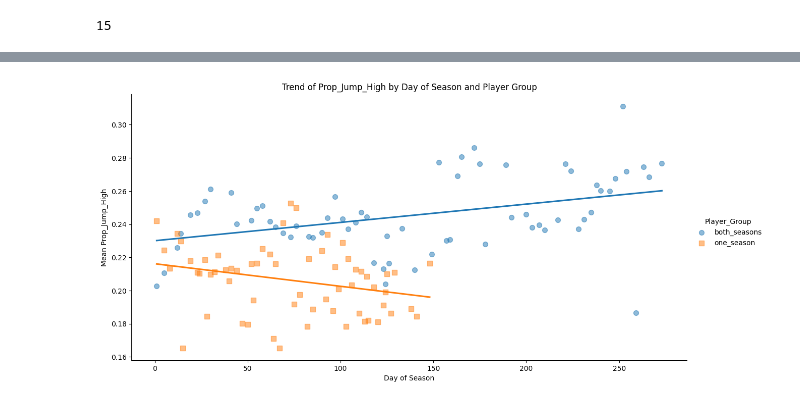
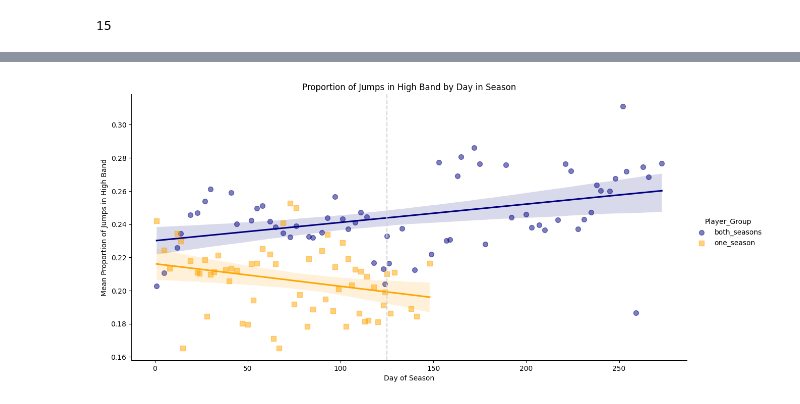
Before and after one commit to mgh2xx/FinalProject, a Jupyter notebook: assignments/graph_1.ipynb, the cells around one changed output, grey strips where cells are left out. Cells and saved outputs as stored; diff of their text form; code cells hidden in the pictures.

```diff
--- a/assignments/graph_1.ipynb
+++ b/assignments/graph_1.ipynb
@@ -20,8 +20,6 @@ data.head(2)
 |  | Date | About | Period | Player Load Per Minute | IMA Accel Low | IMA Accel High | IMA Accel Total | ... |
 | 0 | 2022-11-07 | Athlete A | Game | 9.5 | 21 | 4 | 36 | ... |
 | 1 | 2022-11-07 | Athlete C | Game | 8.4 | 20 | 3 | 32 | ... |
-# %%
-data = data[data["About"] != "Ben Vander Plas"]
 # %%
 # This code chunk retrieves the n-game (7-game) rolling average of proportion of high-band accelerations and jumps
 
@@ -107,7 +107,7 @@ def adjust_day(row):
 # Adding the first season length to the second seasons
 rolling_df['Adjusted_Day'] = rolling_df.apply(adjust_day, axis=1)
 
-# Grouping by day of the season and whether or not the player was in both seasons, then taking the mean of the prop
+# Grouping by day of the season and whether or not the player was in both seasons, then taking the mean of the prop_jump_high
 daily_means = rolling_df.groupby(['Adjusted_Day', 'Player_Group'])['Prop_Jump_High'].mean().reset_index()
 
 from scipy import stats
@@ -115,7 +115,7 @@ from scipy import stats
 # Making a dataframe to hold the required linear regression values
 linreg_df = pd.DataFrame(columns=["Player_Group", "Slope", "Intercept", "R-value"])
 
-# Looping through each unique player group (instead of dataset in the original code)
+# Looping through each unique player group
 for group in daily_means["Player_Group"].unique():
     # Selecting the relevant data for the current player group
     group_data = daily_means[daily_means["Player_Group"] == group]
@@ -129,22 +129,28 @@ for group in daily_means["Player_Group"].unique():
 # Showing the table with linear regression results
 print(linreg_df)
 
+# Making palette for below plot
+palette = {
+    "both_seasons" : "navy",
+    "one_season" : "orange"
+}
 
-
+# Making linear regression plot of prop_jump_high by # seasons played
 sns.lmplot(
-    data=daily_means,
-    x='Adjusted_Day',
-    y='Prop_Jump_High',
-    hue='Player_Group',
-    ci=None,   # Remove confidence intervals (optional)
-    markers=["o", "s"],
-    scatter_kws={"s": 50, "alpha": 0.5},  # smaller, lighter scatter points
-    height=6,
-    aspect=2
+    data = daily_means,
+    x = 'Adjusted_Day',
+    y = 'Prop_Jump_High',
+    hue = 'Player_Group',
+    palette = palette,
+    markers = ["o", "s"],
+    scatter_kws = {"s": 50, "alpha": 0.5},
+    height = 6,
+    aspect = 2
 )
 
-plt.title('Trend of Prop_Jump_High by Day of Season and Player Group')
+plt.axvline(x = season1_length, color = 'lightgray', linestyle = '--')
+plt.title('Proportion of Jumps in High Band by Day in Season')
 plt.xlabel('Day of Season')
-plt.ylabel('Mean Prop_Jump_High')
+plt.ylabel('Mean Proportion of Jumps in High Band')
 plt.show()
 # %% [output]
@@ -152,4 +157,4 @@ plt.show()
    Player_Group     Slope  Intercept   R-value
 0  both_seasons  0.000110   0.230065  0.391916
 1    one_season -0.000136   0.216189 -0.268255
-[figure, old version]
+[figure, new version]
```
Also changed, not shown: parts of 2 cells of this notebook, 4 other files.
